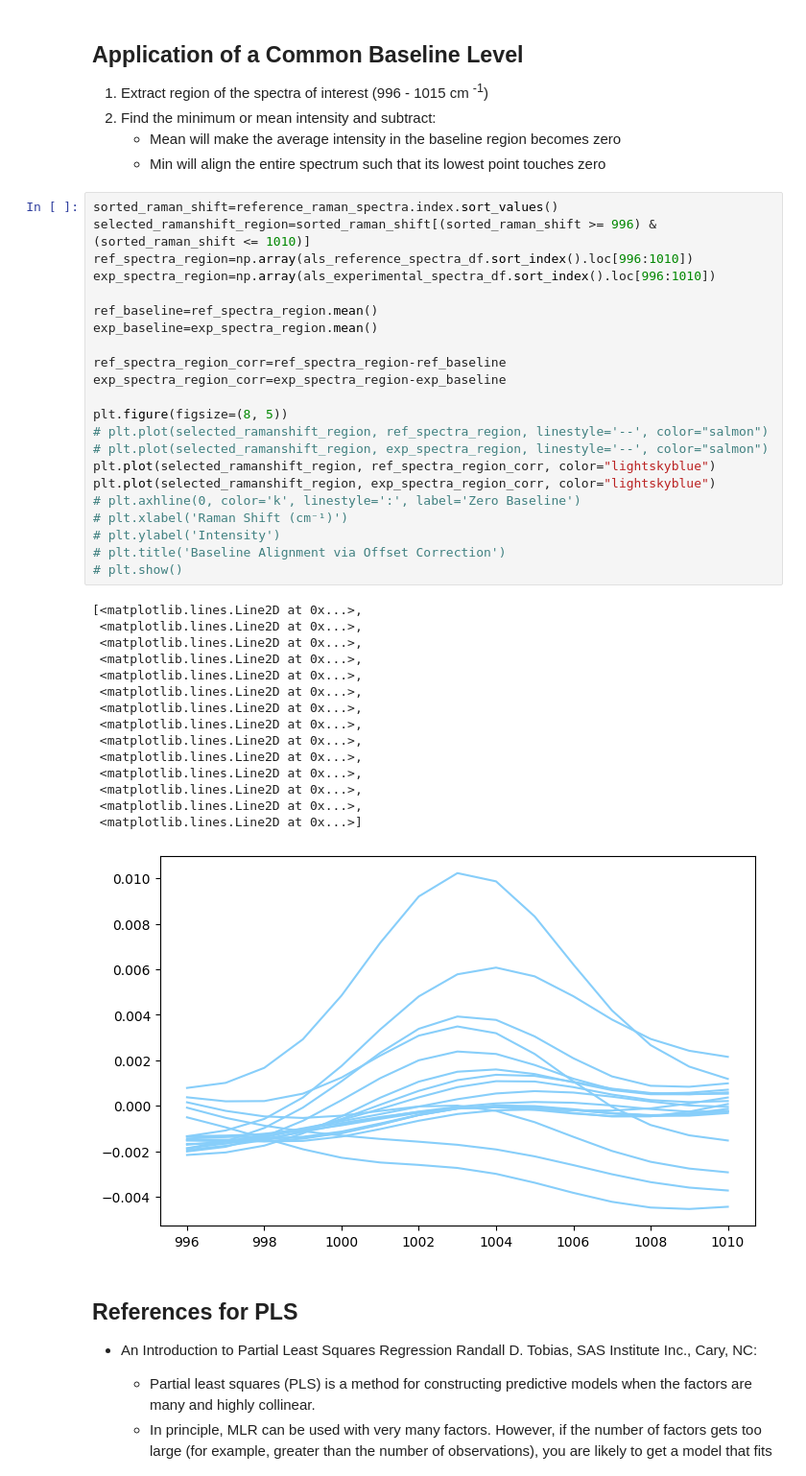
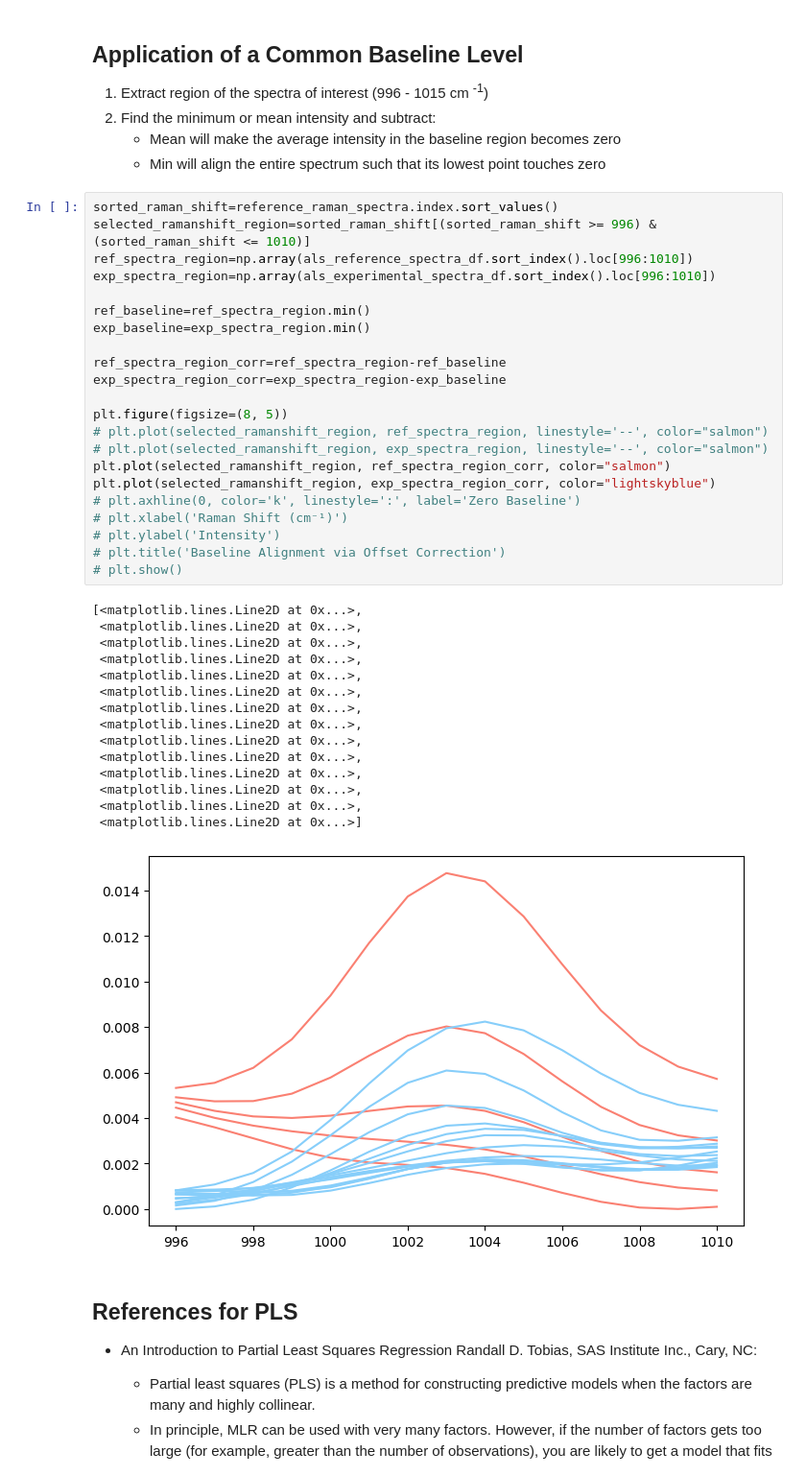
Before and after one commit to a-o-connor/PFDA-project, a Jupyter notebook: big_project_practice.ipynb, the cells around one changed output. Shown at 96% size. Drawn from its saved outputs; the diff is of its cells as text.

Commit message:
Changed baseline correction to min

```diff
--- a/big_project_practice.ipynb
+++ b/big_project_practice.ipynb
@@ -582,38 +582,38 @@ selected_ramanshift_region=sorted_raman_shift[(sorted_raman_shift >= 996) & (sor
 ref_spectra_region=np.array(als_reference_spectra_df.sort_index().loc[996:1010])
 exp_spectra_region=np.array(als_experimental_spectra_df.sort_index().loc[996:1010])
 
-ref_baseline=ref_spectra_region.mean()
-exp_baseline=exp_spectra_region.mean()
+ref_baseline=ref_spectra_region.min()
+exp_baseline=exp_spectra_region.min()
 
 ref_spectra_region_corr=ref_spectra_region-ref_baseline
 exp_spectra_region_corr=exp_spectra_region-exp_baseline
 
 plt.figure(figsize=(8, 5))
 # plt.plot(selected_ramanshift_region, ref_spectra_region, linestyle='--', color="salmon")
 # plt.plot(selected_ramanshift_region, exp_spectra_region, linestyle='--', color="salmon")
-plt.plot(selected_ramanshift_region, ref_spectra_region_corr, color="lightskyblue")
+plt.plot(selected_ramanshift_region, ref_spectra_region_corr, color="salmon")
 plt.plot(selected_ramanshift_region, exp_spectra_region_corr, color="lightskyblue")
 # plt.axhline(0, color='k', linestyle=':', label='Zero Baseline')
 # plt.xlabel('Raman Shift (cm⁻¹)')
 # plt.ylabel('Intensity')
 # plt.title('Baseline Alignment via Offset Correction')
 # plt.show()
 # %% [output]
 [<matplotlib.lines.Line2D at 0x...>,
  <matplotlib.lines.Line2D at 0x...>,
  <matplotlib.lines.Line2D at 0x...>,
  <matplotlib.lines.Line2D at 0x...>,
  <matplotlib.lines.Line2D at 0x...>,
  <matplotlib.lines.Line2D at 0x...>,
  <matplotlib.lines.Line2D at 0x...>,
  <matplotlib.lines.Line2D at 0x...>,
  <matplotlib.lines.Line2D at 0x...>,
  <matplotlib.lines.Line2D at 0x...>,
  <matplotlib.lines.Line2D at 0x...>,
  <matplotlib.lines.Line2D at 0x...>,
  <matplotlib.lines.Line2D at 0x...>,
  <matplotlib.lines.Line2D at 0x...>]
-[figure, old version]
+[figure, new version]
 # %% [markdown]
 ## References for PLS
 - An Introduction to Partial Least Squares Regression Randall D. Tobias, SAS Institute Inc., Cary, NC:
```
Also changed, not shown: parts of 1 cell of this notebook.
